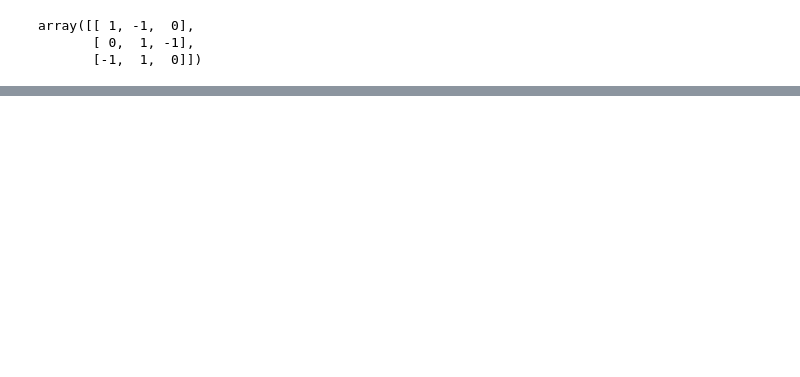
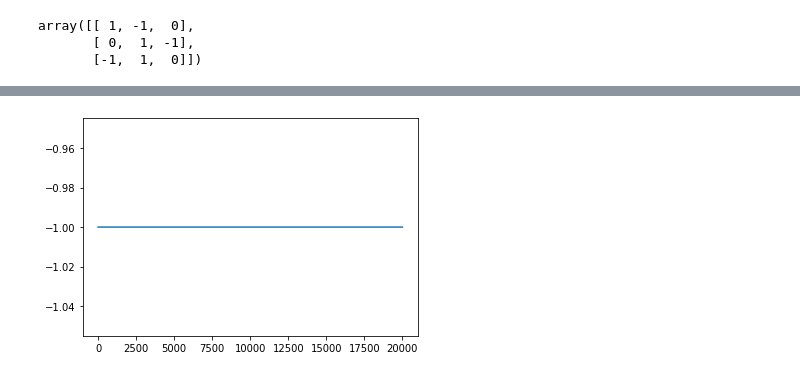
Before and after one commit to LobsterChampagne/ANN-tictactoe, a Jupyter notebook: tic_tac_toe.ipynb, the cells around one changed output, grey strips where cells are left out. Cells and saved outputs as stored; diff of their text form; code cells hidden in the pictures; blank space fills up the shorter version.

```diff
--- a/tic_tac_toe.ipynb
+++ b/tic_tac_toe.ipynb
@@ -780,21 +796,21 @@ buffer_size = 10000
-# %%
-def create_q_model():
-    model = keras.Sequential(
-        [
-            layers.Input(shape=(3, 3, 2,))
-            layers.Dense(128, activation="relu"),
-            layers.Dense(128, activation="relu"),
-            layers.Dense(9, activation="linear"),
-        ]
-    )
-
-    return keras.Model(inputs=inputs, outputs=action)
-
-
-# The first model makes the predictions for Q-values which are used to
-# make a action.
-model = create_q_model()
-# Build a target model for the prediction of future rewards.
-# The weights of a target model get updated every 10000 steps thus when the
-# loss between the Q-values is calculated the target Q-value is stable.
-model_target = create_q_model()
+# %%
+def create_q_model():
+    inputs = layers.Input(shape=(3, 3, 2))
+    layer1 = layers.Dense(128, activation="relu")(inputs)
+    layer2 = layers.Dense(128, activation="relu")(layer1)
+    layer3 = layers.Flatten()(layer2)
+    action = layers.Dense(9, activation="linear")(layer3)
+
+    return keras.Model(inputs=inputs, outputs=action)
+
+#using adam optimizer with learning rate 5e-4
+optimizer = keras.optimizers.Adam(learning_rate=5e-4)
+
+# Using huber loss for stability
+loss_function = keras.losses.Huber()
+
+model = create_q_model()
+model_target = create_q_model()
+
+for layer in create_q_model().layers:
+    print(layer.input_shape)
@@ -800,0 +983,5 @@ model_target = create_q_model()
+# %%
+plt.plot(episode_reward_history)
+plt.show()
+# %% [output]
+[figure, added]
```
Also changed, not shown: parts of 30 cells of this notebook, 3 other files.
